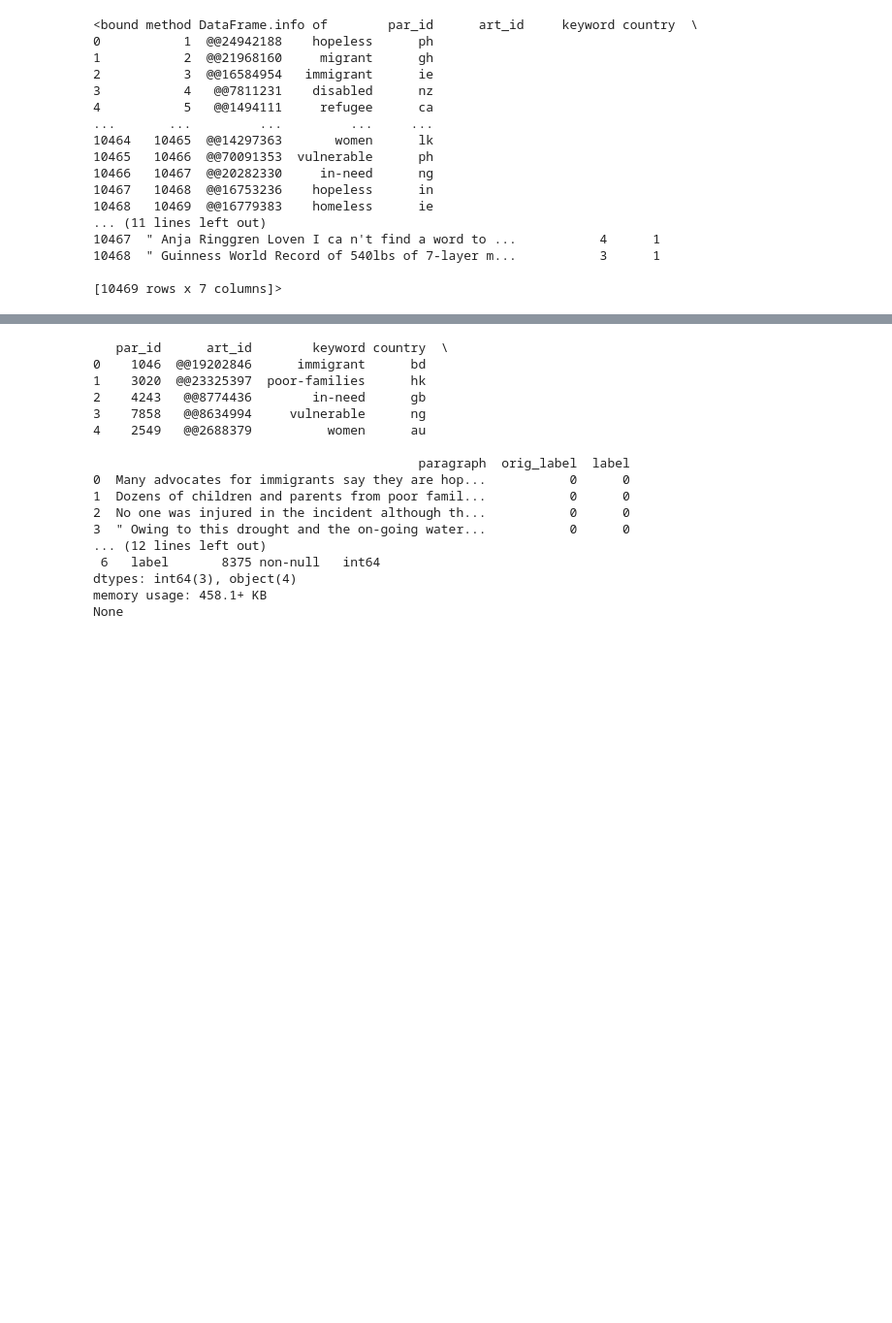
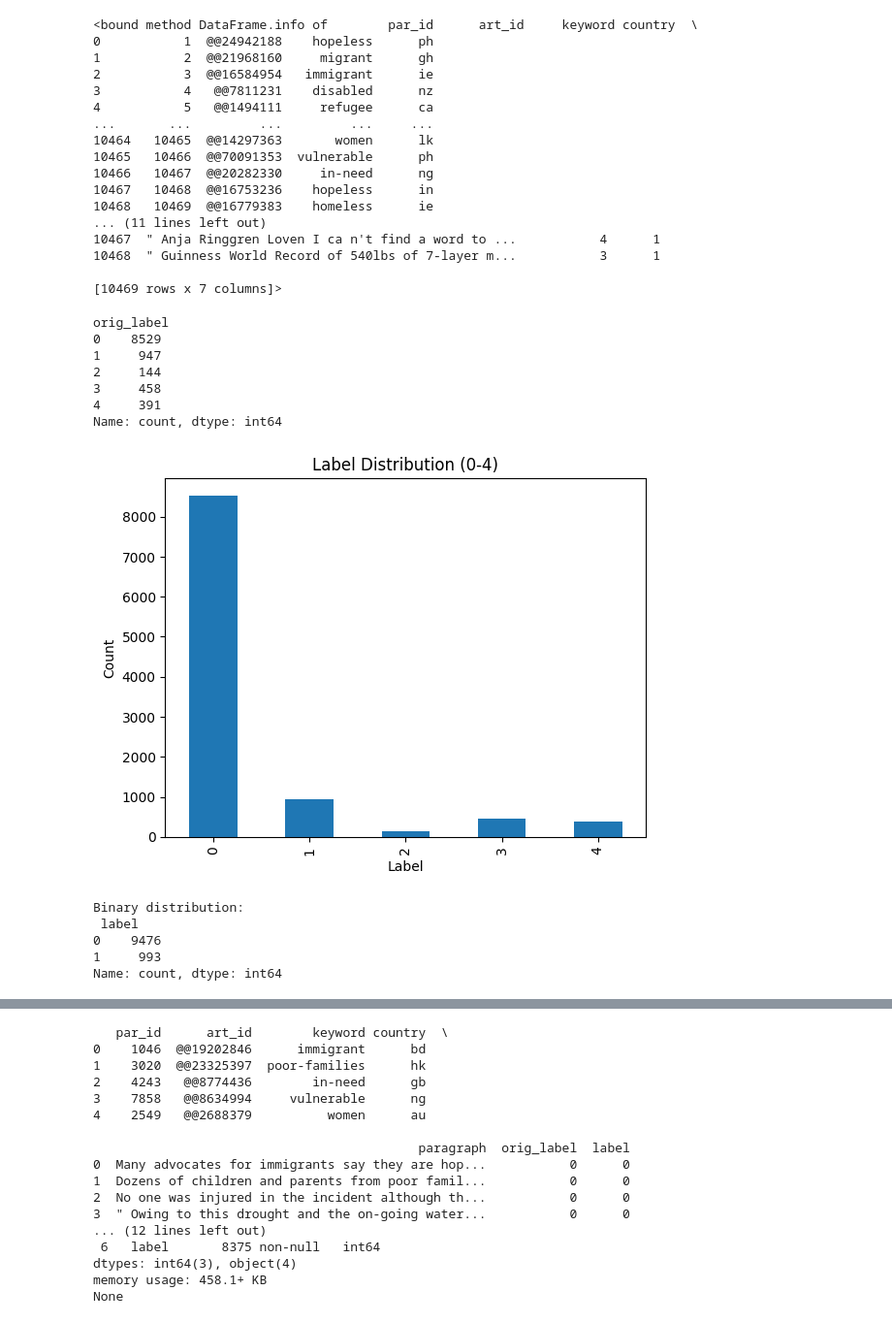
Before and after one commit to FengkaiLiu12138/NLP_CW, a Jupyter notebook: RoBERTa_for_PCL.ipynb, the cells around one changed output, grey strips where cells are left out. Shown at 97% size. Drawn from its saved outputs; the diff is of its cells as text; code cells hidden in the pictures; blank space fills up the shorter version.

```diff
--- a/RoBERTa_for_PCL.ipynb
+++ b/RoBERTa_for_PCL.ipynb
@@ -56,3 +59,31 @@ df.info
 10468  " Guinness World Record of 540lbs of 7-layer m...           3      1
 
 [10469 rows x 7 columns]>
+# %%
+# Distribution of original 5 labels (0–4)
+label_counts = df["orig_label"].value_counts().sort_index()
+print(label_counts)
+
+# Plot distribution
+label_counts.plot(kind="bar", title="Label Distribution (0-4)")
+plt.xlabel("Label")
+plt.ylabel("Count")
+plt.show()
+
+# Convert to binary (0,1), i.e. labels >=2 are PCL
+binary_counts = df["label"].value_counts()
+print("Binary distribution:\n", binary_counts)
+# %% [output]
+orig_label
+0    8529
+1     947
+2     144
+3     458
+4     391
+Name: count, dtype: int64
+[figure, added]
+Binary distribution:
+ label
+0    9476
+1     993
+Name: count, dtype: int64
```
Also changed, not shown: parts of 9 cells of this notebook.
